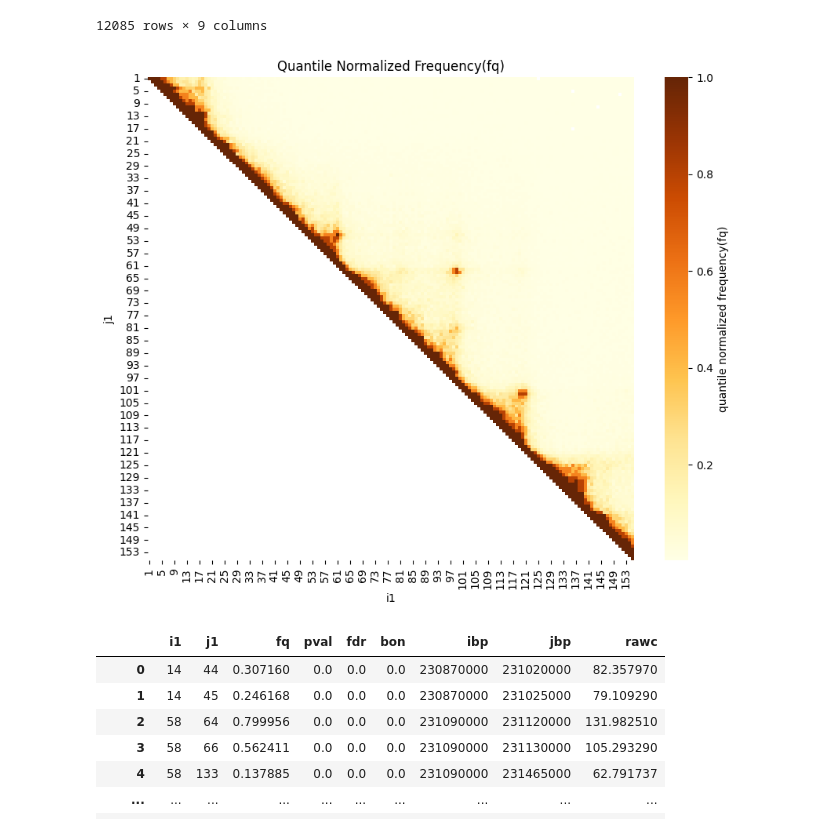
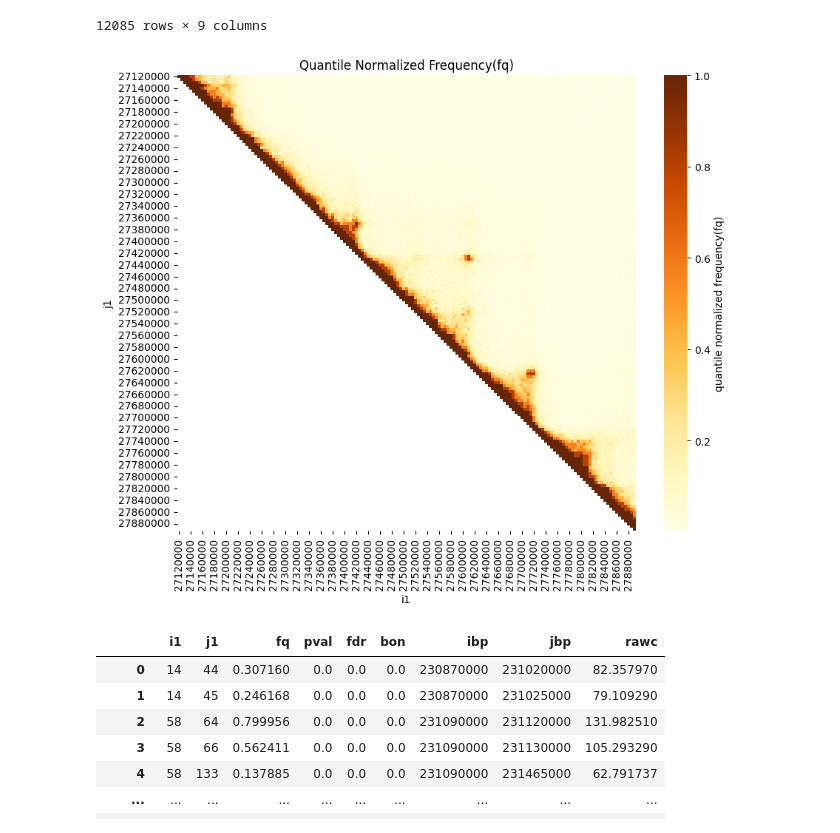
Before and after one commit to ldu3/chrompolymerDB_Project, a Jupyter notebook: Scripts/extraction.ipynb, the cells around one changed output. Cells and saved outputs as stored; diff of their text form; code cells hidden in the pictures.

```diff
--- a/Scripts/extraction.ipynb
+++ b/Scripts/extraction.ipynb
@@ -24,16 +24,16 @@ df
 | 12084 | 155 | 155 | 1.000000 | 1.0 | 1.0 | 1.0 | 27890000 | 27890000 | 1360.20980 |
 12085 rows × 9 columns
 # %%
-pivot_table = df.pivot(index="i1", columns="j1", values="fq")
+pivot_table = df.pivot(index="ibp", columns="jbp", values="fq")
 
 plt.figure(figsize=(10, 8))
 sns.heatmap(pivot_table, fmt=".2f", cmap="YlOrBr", cbar_kws={'label': 'quantile normalized frequency(fq)'})
 plt.title('Quantile Normalized Frequency(fq)')
 plt.xlabel('i1')
 plt.ylabel('j1')
 plt.show()
 # %% [output]
-[figure, old version]
+[figure, new version]
 # %%
 def matched_chromosome_data(chromosome_name, chromosomeSequence):
     start = chromosomeSequence['start']
```
Also changed, not shown: 3 other files.
